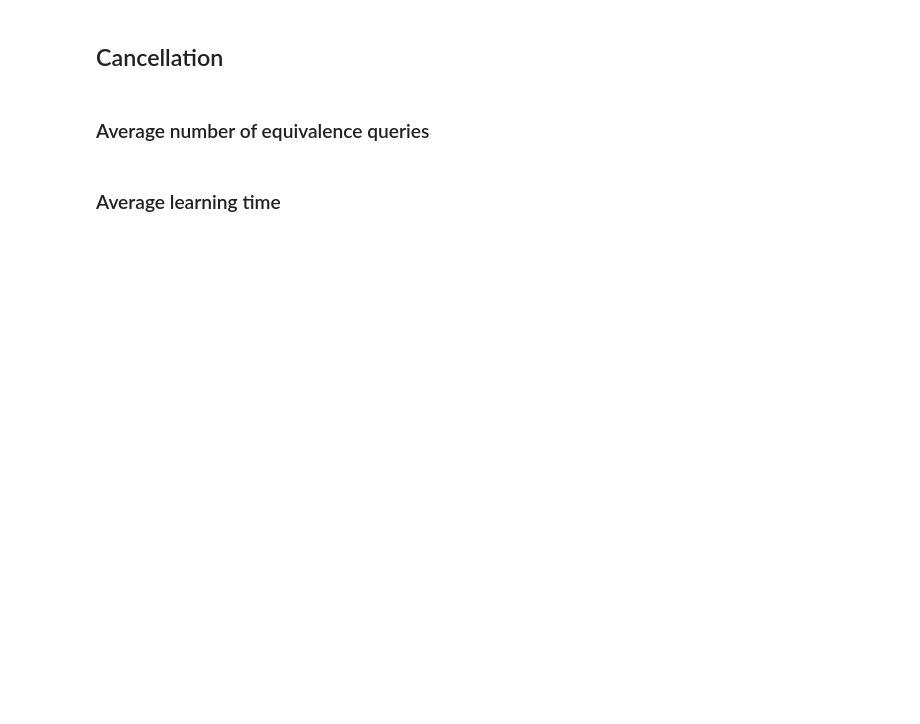
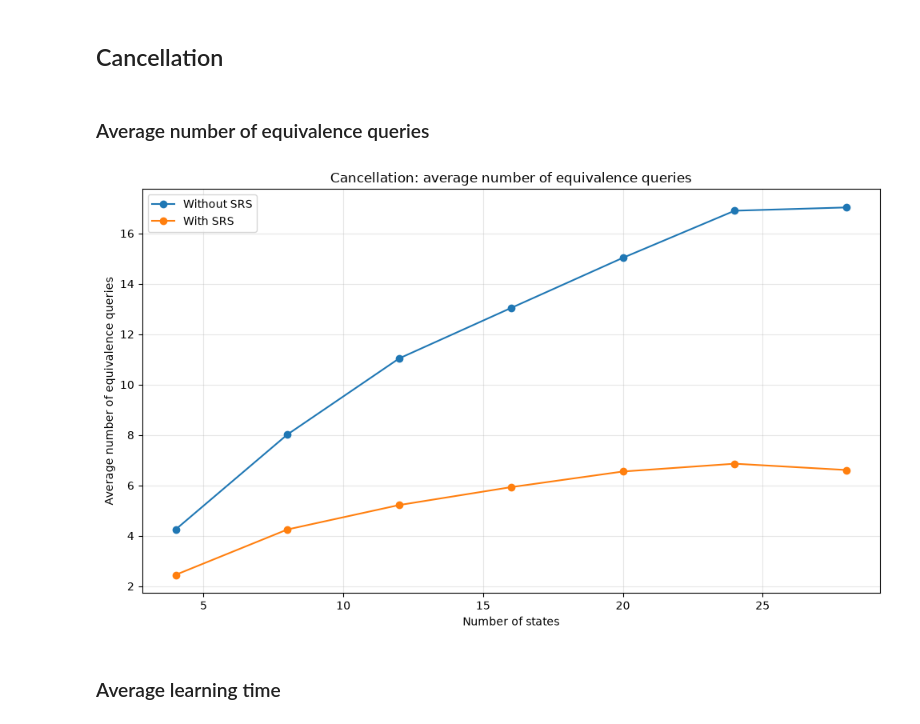
Before and after one commit to Piotrtraczynski1/LearningDVPA, a Jupyter notebook: results/exact_eq_analysis.ipynb, the cells around one changed output. Saved outputs shown, nothing was run; the diff lists cells and outputs as text; code cells hidden in the pictures; blank space fills up the shorter version.

```diff
--- a/results/exact_eq_analysis.ipynb
+++ b/results/exact_eq_analysis.ipynb
@@ -78,6 +135,20 @@ commutativityTimePlot.draw()
 ## Cancellation
 # %% [markdown]
 ### Average number of equivalence queries
+# %%
+cancellationQueriesPlot = Plot(
+    title="Cancellation: average number of equivalence queries",
+    xLabel="Number of states",
+    yLabel="Average number of equivalence queries",
+)
+addMeanComparison(
+    cancellationQueriesPlot,
+    cancellationPath,
+    yColumn="equivalenceQueryCount",
+)
+cancellationQueriesPlot.draw()
+# %% [output]
+[figure, added]
 # %% [markdown]
 ### Average learning time
 # %%
```
Also changed, not shown: parts of 6 cells of this notebook, 2 other files.
